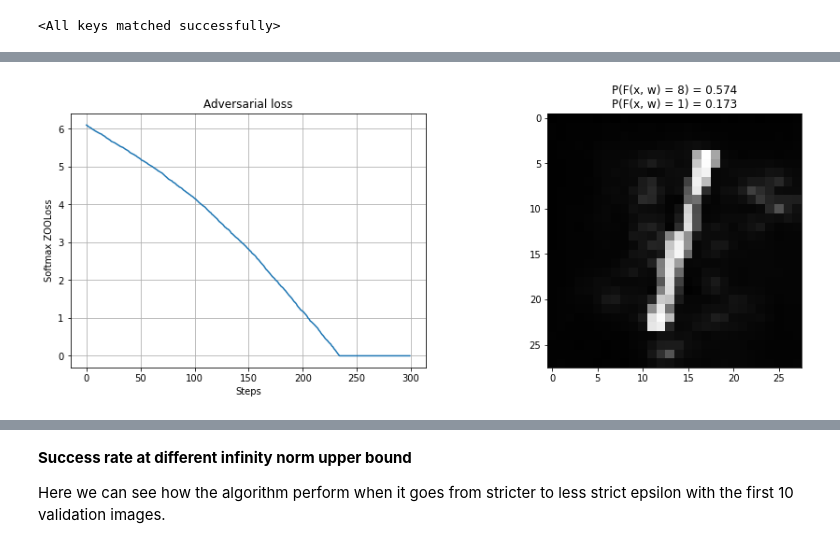
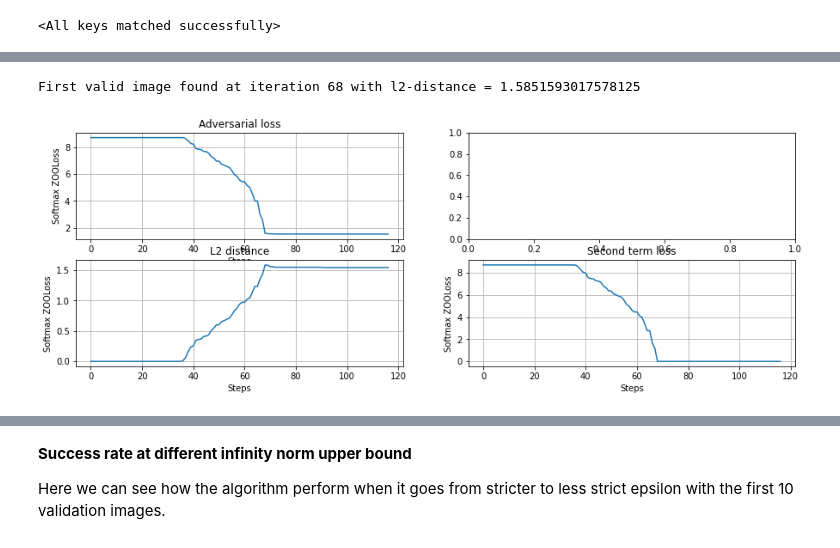
Before and after one commit to f-grimaldi/AdvAttack, a Jupyter notebook: AttackMNIST_ZOO.ipynb, the cells around one changed output, grey strips where cells are left out. Saved outputs shown, nothing was run; the diff lists cells and outputs as text; code cells hidden in the pictures.

```diff
--- a/AttackMNIST_ZOO.ipynb
+++ b/AttackMNIST_ZOO.ipynb
@@ -119,0 +120,19 @@ plt.show()
+# %%
+# 1. Choose image
+index = 3
+
+# 2. Define params
+solver = "adam"
+#solver = "newton"
+params = {'x': X[index], 'c': 0.5, 'learning_rate': 1e-2,
+          'n_gradients': 128, 'solver': solver, 'max_steps': 1000,
+          'verbose': 0, 'stop_criterion': True, 'additional_out': True}
+
+# 3. Display choosen image
+net.eval()
+img_orig = X[index].cpu().numpy()
+out_orig = nn.Softmax(dim=1)(net(X[index].reshape(1, 1, 28, 28)))
+plt.imshow(np.transpose(img_orig, (1, 2, 0)).reshape(28, 28), cmap='gray')
+original_label = torch.argmax(out_orig).item()
+plt.title('Output label {} with probability {:.3f}'.format(original_label, float(out_orig[0, original_label])))
+plt.show()
@@ -127,37 +221,52 @@ We want to try to maximise the probability of classification of neuron *eight*
 # %%
 ### Define our custom loss function and call the optimizer
-adv_loss = customLoss.ZooLoss(neuron=8, maximise=1)
+adv_loss = customLoss.ZooLoss(neuron=desired_output, maximise=1, is_softmax=False, dim=1)
 adv_optimizer = ZOOptim.ZOOptim(model=net, loss=adv_loss, device='cuda')
-optimizer = "adam"
+
 ### Run the optimizer
-x, loss, outs = adv_optimizer.run(X[2],
-                                  c               =  0.4,
-                                  learning_rate = 0.1,
-                                  verbose         =  0,
-                                  max_iterations = 300,
-                                  optimizer = optimizer,
-                                  additional_out  =  False)
+x, loss, l2_dist, losses_st, outs = adv_optimizer.run(params)
 
 ### Compute manually last output
 out = nn.Softmax(dim=1)(net(x.reshape(1, 1, 28, 28)))
 label = torch.argmax(out).item()
 img = x.detach().cpu().numpy()
 
 ### Display results
+fig, ax = plt.subplots(2, 2, figsize=(15, 5))
+# Adversarial Loss
+ax[0,0].plot(loss)
+ax[0,0].set_title('Adversarial loss')
+ax[0,0].set_ylabel('Adversarial loss')
+ax[0,0].set_xlabel('Steps')
+ax[0,0].grid()
+# L2 distance
+ax[1,0].plot(l2_dist)
+ax[1,0].set_title('L2 distance')
+ax[1,0].set_ylabel('L2_dist')
+ax[1,0].set_xlabel('Steps')
+ax[1,0].grid()
+# Second loss term
+ax[1,1].plot(losses_st)
+ax[1,1].set_title('Second term loss')
+ax[1,1].set_ylabel('Softmax ZOOLoss')
+ax[1,1].set_xlabel('Steps')
+ax[1,1].grid()
+plt.show
+
+### Display adversarial example and original image
 fig, ax = plt.subplots(1, 2, figsize=(15, 5))
-ax[0].plot(loss)
-ax[0].set_title('Adversarial loss')
-ax[0].set_ylabel('Softmax ZOOLoss')
-ax[0].set_xlabel('Steps')
-ax[0].grid()
-ax[1].imshow(img.reshape(28, 28), cmap='gray')
-ax[1].set_title('P(F(x, w) = {}) = {:.3f}\nP(F(x, w) = {}) = {:.3f}'.format(label, float(out[0, label]),
-                                                                             original_label, float(out[0, original_label])))
+# Adversarial example
+ax[0].imshow(img.reshape(28, 28), cmap='gray')
+ax[0].set_title('P(F(x, w) = {}) = {:.3f}\nP(F(x, w) = {}) = {:.3f}'.format(label,
+                                                                            float(out[0, label]),
+                                                                            original_label,
+                                                                            float(out[0, original_label])))
+# Original image
+ax[1].imshow(np.transpose(img_orig, (1, 2, 0)).reshape(28, 28), cmap='gray')
+original_label = torch.argmax(out_orig)
+ax[1].set_title('Output label {} with probability {:.3f}'.format(original_label,
+                                                                 float(out_orig[0, original_label])))
 plt.show()
-
-plt.imshow(np.transpose(img_orig, (1, 2, 0)).reshape(28, 28), cmap='gray')
-original_label = torch.argmax(out_orig)
-plt.title('Output label {} with probability {:.3f}'.format(original_label, float(out_orig[0, original_label])))
-plt.show()
 # %% [output]
+First valid image found at iteration 68 with l2-distance = 1.5851593017578125
-[figure, old version]
+[figure, new version]
```
Also changed, not shown: parts of 20 cells of this notebook, 3 other files.
